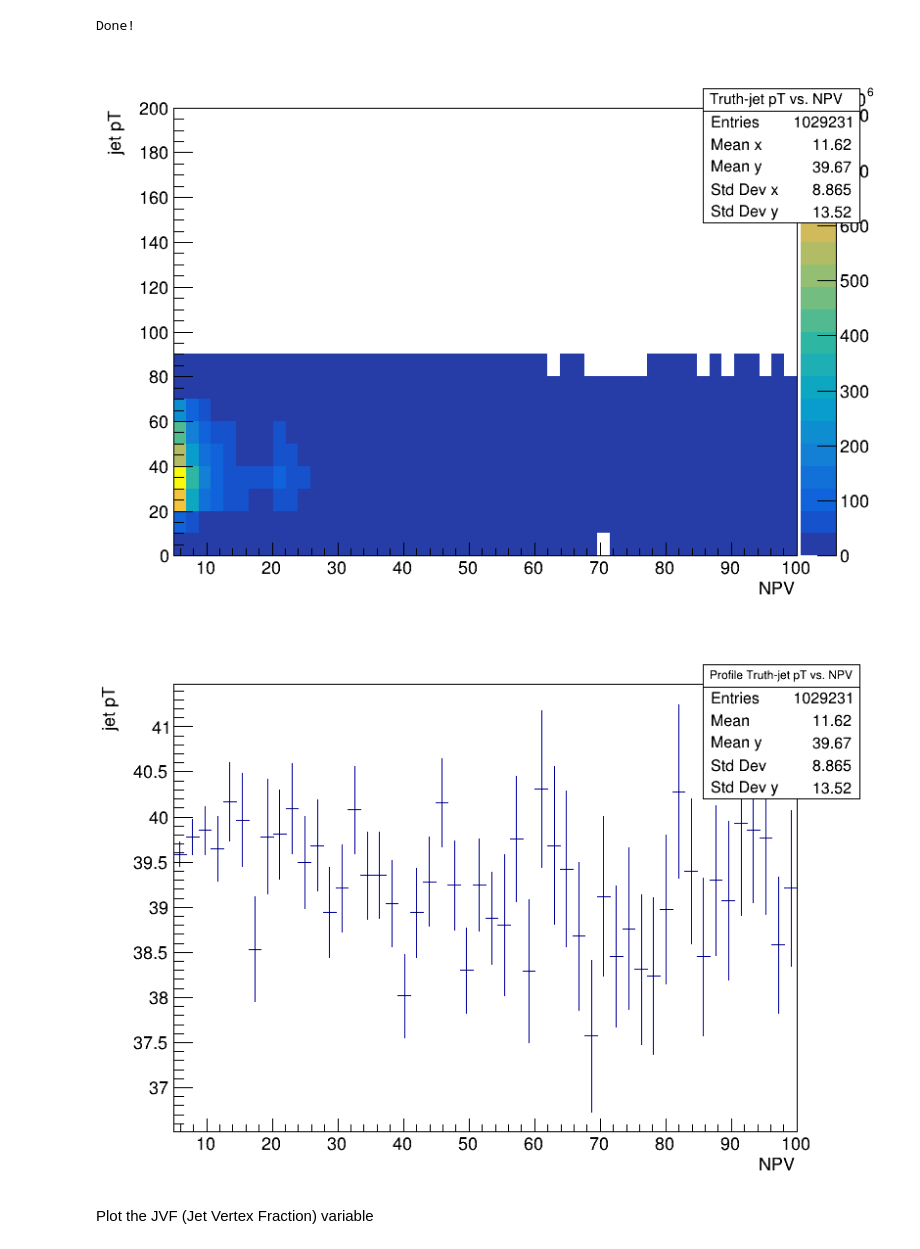
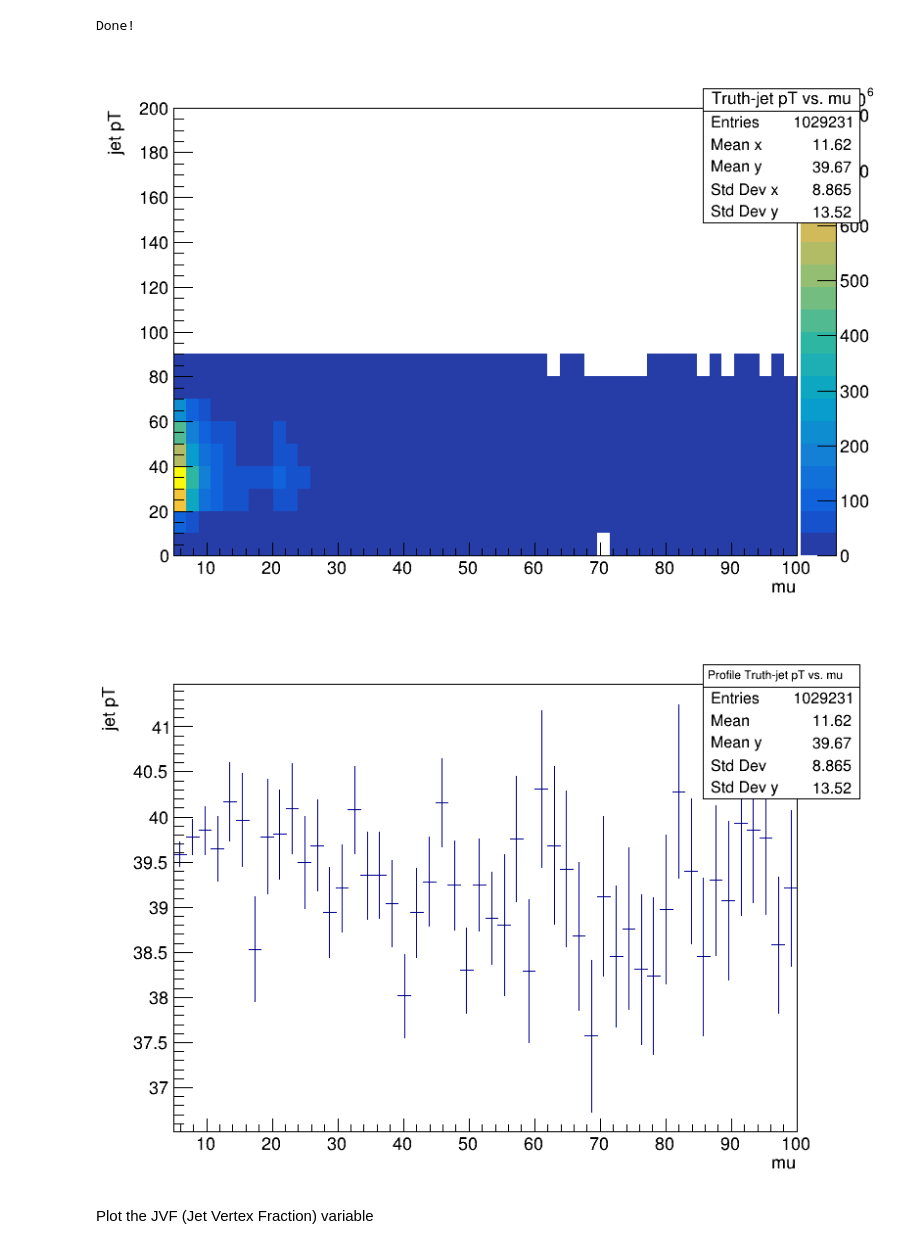
Before and after one commit to jummorenope/Temas-avanzados-en-f-sica-de-particulas, a Jupyter notebook: Jets/Jets_cpp.ipynb, the cells around one changed output. Saved outputs shown, nothing was run; the diff lists cells and outputs as text; code cells hidden in the pictures.

```diff
--- a/Jets/Jets_cpp.ipynb
+++ b/Jets/Jets_cpp.ipynb
@@ -302,15 +302,15 @@ std::cout << "Done!" << std::endl;
 # %% [output]
 Done!
 # %%
-hist_truthjetpt_npv->Draw("colz");
+hist_truthjetpt_mu->Draw("colz");
 canvas2->Draw();
 # %% [output]
-[figure, old version]
+[figure, new version]
 # %%
-prof_truthjetpt_npv->Draw("");
+prof_truthjetpt_mu->Draw("");
 canvas2->Draw();
 # %% [output]
-[figure, old version]
+[figure, new version]
 # %% [markdown]
 Plot the JVF (Jet Vertex Fraction) variable
 # %%
```
Also changed, not shown: parts of 7 cells of this notebook, 1 other file.
